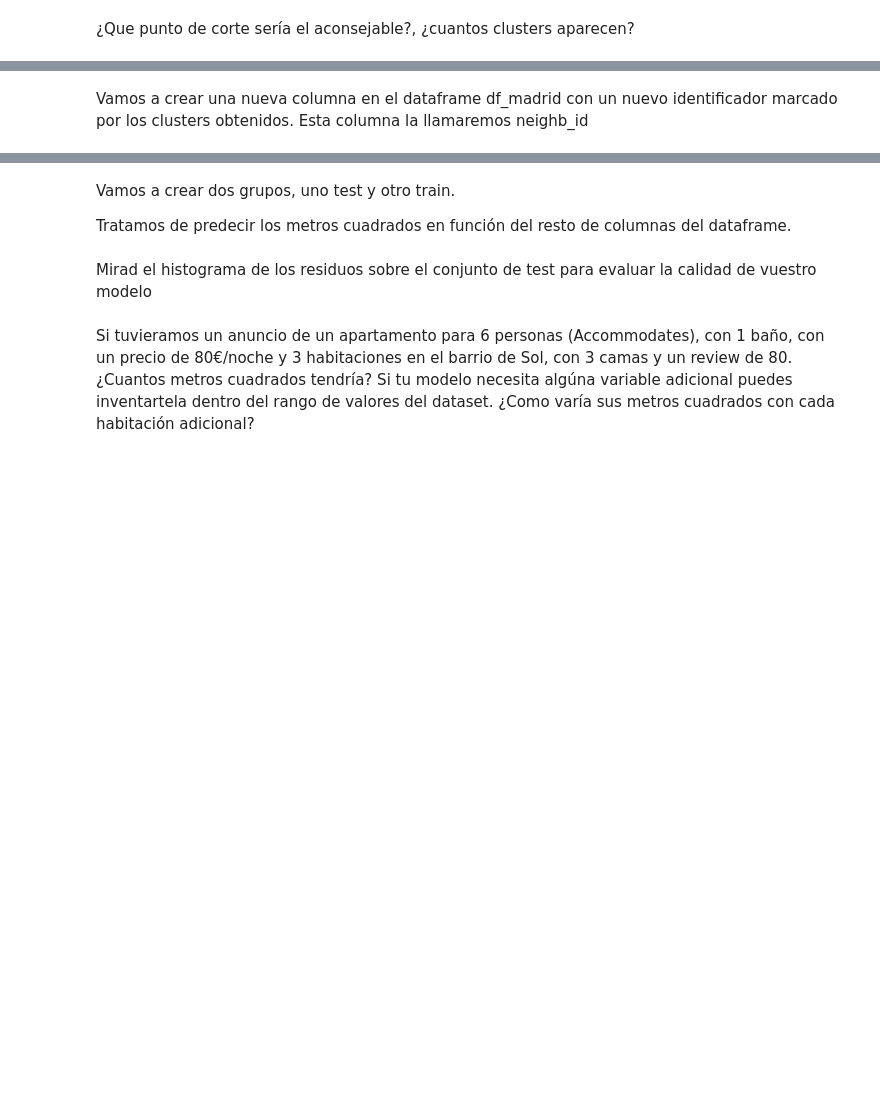
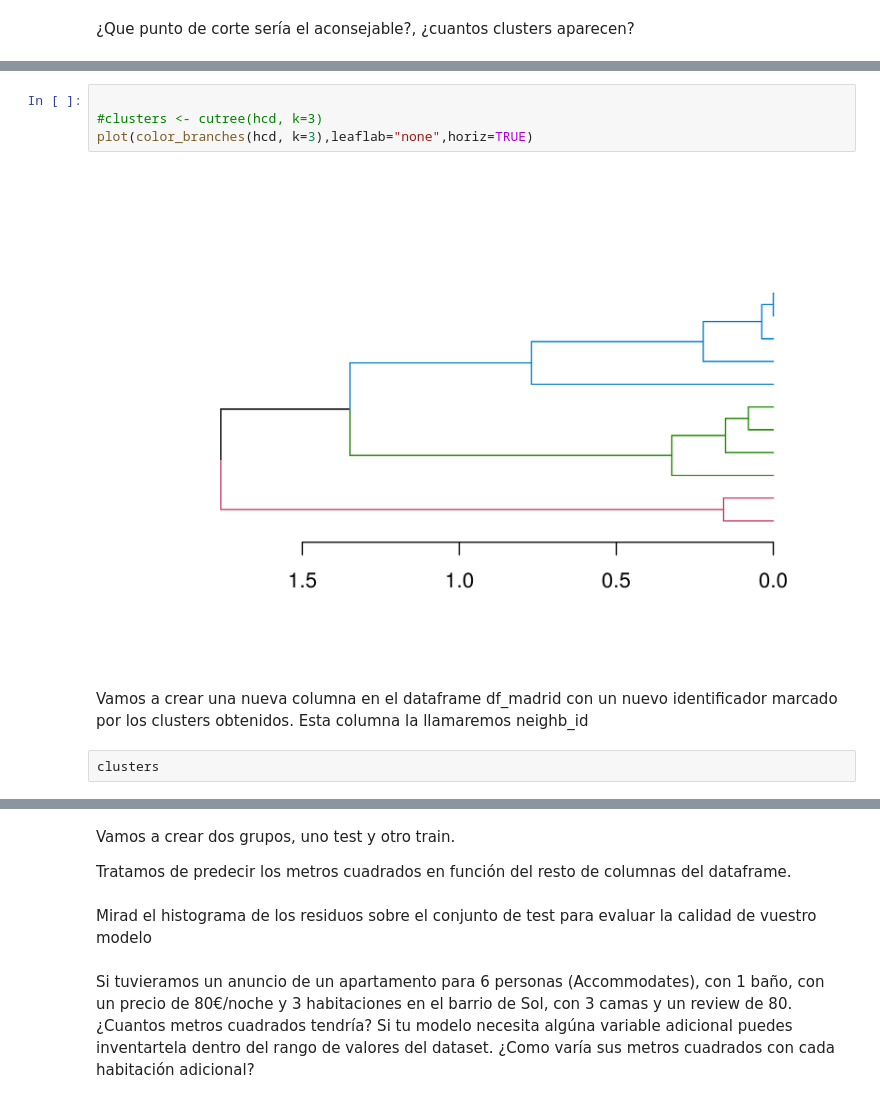
Before and after one commit to bernikrn/data-mining-practica, a Jupyter notebook: Practica-BernardoKoron.ipynb, the cells around one changed output, grey strips where cells are left out. Saved outputs shown, nothing was run; the diff lists cells and outputs as text; blank space fills up the shorter version.

```diff
--- a/Practica-BernardoKoron.ipynb
+++ b/Practica-BernardoKoron.ipynb
@@ -170,2 +239,10 @@ Dibuja un dendrograma de los diferentes barrios.
+# %%
+
+#clusters <- cutree(hcd, k=3)
+plot(color_branches(hcd, k=3),leaflab="none",horiz=TRUE)
+# %% [output]
+[figure, added]
 # %% [markdown]
 Vamos a crear una nueva columna en el dataframe df_madrid con un nuevo identificador marcado por los clusters obtenidos. Esta columna la llamaremos neighb_id
+# %% [raw]
+clusters
```
Also changed, not shown: parts of 6 cells of this notebook.
